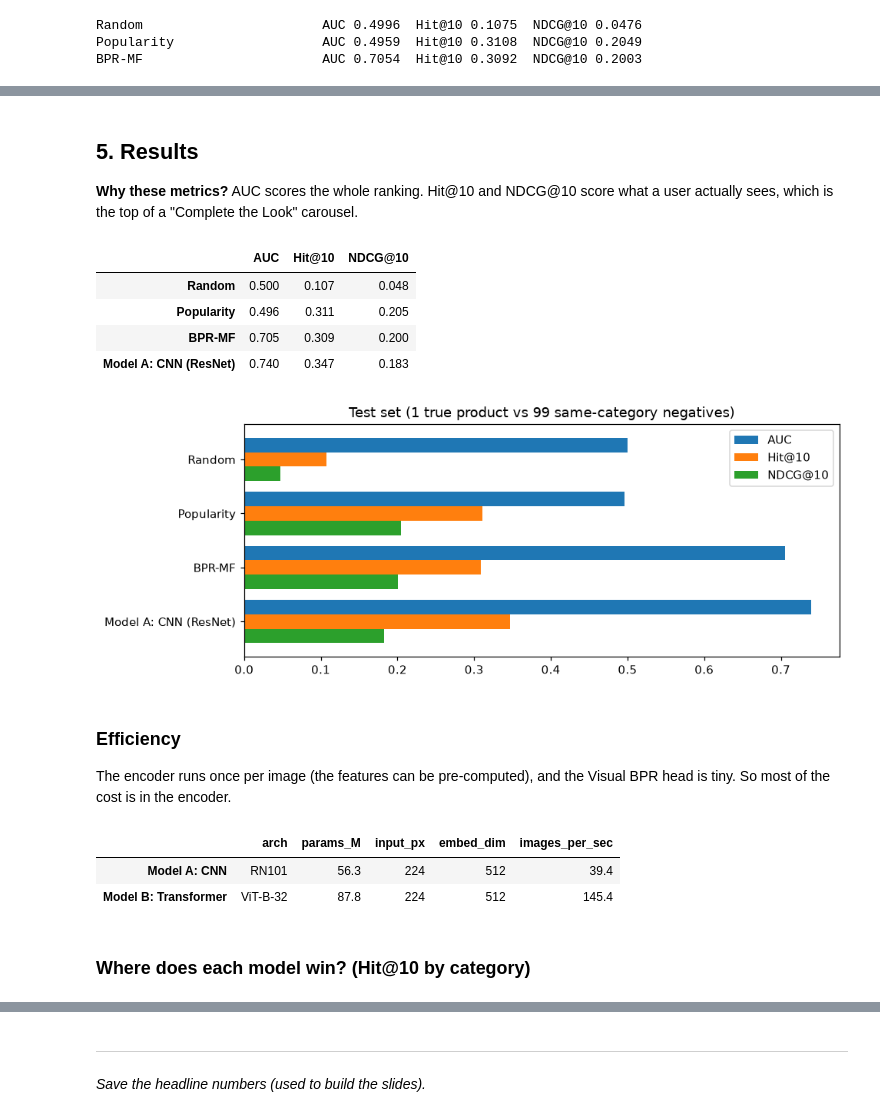
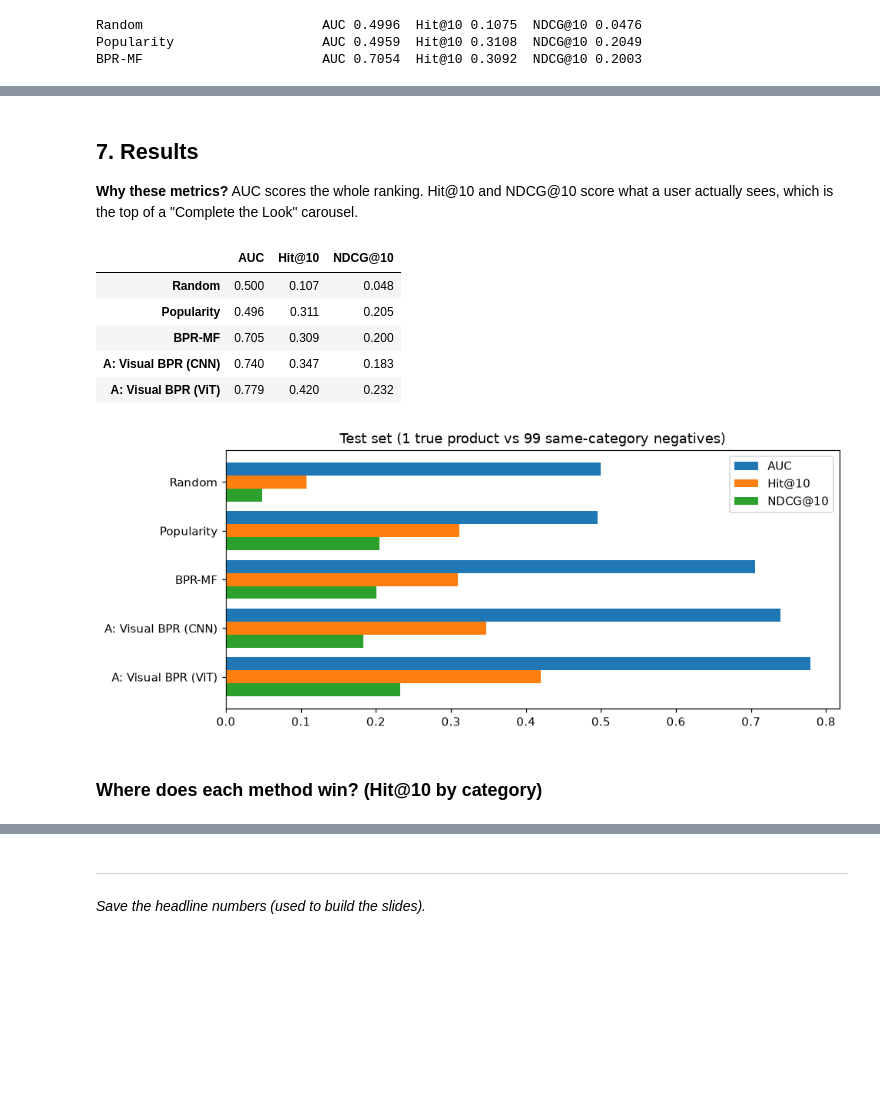
Before and after one commit to raw012/PInterest-Recommender-System, a Jupyter notebook: workbook.ipynb, the cells around one changed output, grey strips where cells are left out. Saved outputs shown, nothing was run; the diff lists cells and outputs as text; code cells hidden in the pictures; blank space fills up the shorter version.

```diff
--- a/workbook.ipynb
+++ b/workbook.ipynb
@@ -239,29 +266,20 @@ ViT features: (38111, 512) (72198, 512)
 # %% [markdown]
-## 5. Results
+## 7. Results
 
 **Why these metrics?** AUC scores the whole ranking. Hit@10 and NDCG@10 score what a user actually sees, which is the top of a "Complete the Look" carousel.
 # %%
 res = pd.DataFrame(results).T
 display(res.style.format('{:.3f}').highlight_max(axis=0, color='#c6efce'))
-ax = res.plot.barh(figsize=(9, 3.5), width=.8); ax.invert_yaxis(); ax.set_title('Test set (1 true product vs 99 same-category negatives)')
+ax = res.plot.barh(figsize=(9, 3.8), width=.8); ax.invert_yaxis(); ax.set_title('Test set (1 true product vs 99 same-category negatives)')
 plt.tight_layout(); plt.show()
 # %% [output]
 |  | AUC | Hit@10 | NDCG@10 |
 | Random | 0.500 | 0.107 | 0.048 |
 | Popularity | 0.496 | 0.311 | 0.205 |
 | BPR-MF | 0.705 | 0.309 | 0.200 |
-| Model A: CNN (ResNet) | 0.740 | 0.347 | 0.183 |
+| A: Visual BPR (CNN) | 0.740 | 0.347 | 0.183 |
+| A: Visual BPR (ViT) | 0.779 | 0.420 | 0.232 |
-[figure, old version]
+[figure, new version]
-# %% [markdown]
-### Efficiency
-The encoder runs once per image (the features can be pre-computed), and the Visual BPR head is tiny. So most of the cost is in the encoder.
-# %%
-eff = pd.DataFrame({k: json.load(open(f'data/encoder_{t}.json')) for k, t in [('Model A: CNN', 'cnn'), ('Model B: Transformer', 'vit')]}).T
-eff[['arch', 'params_M', 'input_px', 'embed_dim', 'images_per_sec']]
-# %% [output]
-|  | arch | params_M | input_px | embed_dim | images_per_sec |
-| Model A: CNN | RN101 | 56.3 | 224 | 512 | 39.4 |
-| Model B: Transformer | ViT-B-32 | 87.8 | 224 | 512 | 145.4 |
 # %% [markdown]
-### Where does each model win? (Hit@10 by category)
+### Where does each method win? (Hit@10 by category)
 # %%
```
Also changed, not shown: parts of 22 cells of this notebook, 2 other files.
